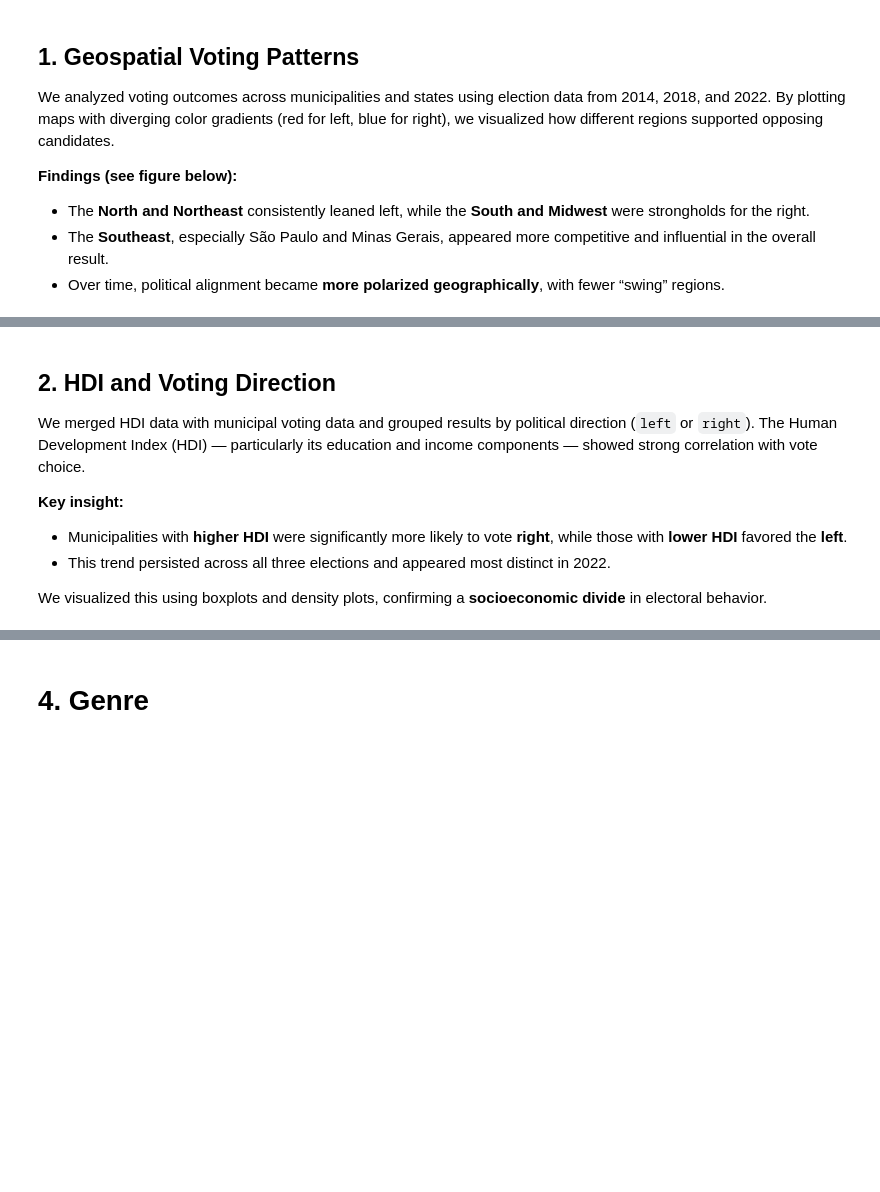
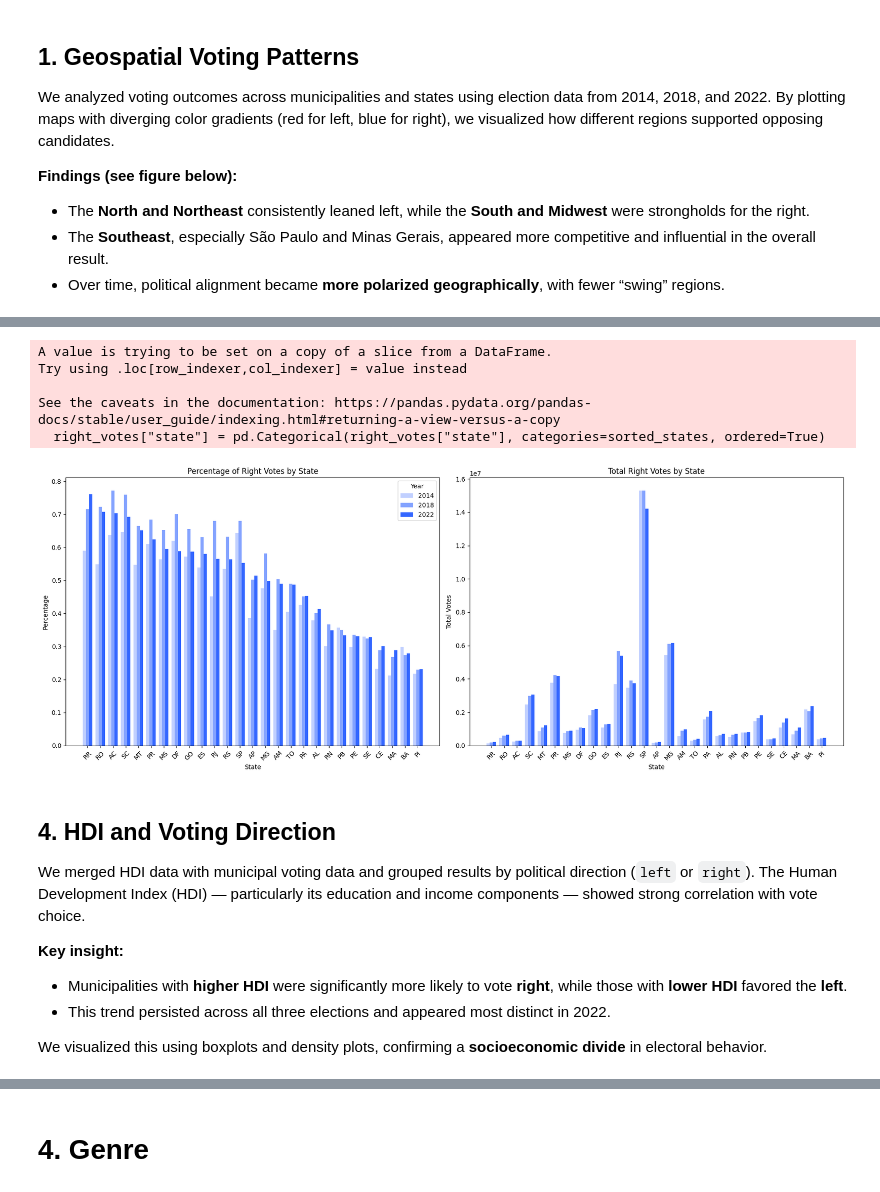
Before and after one commit to alonakonst/alonakonst.github.io, a Jupyter notebook: notebook.ipynb, the cells around one changed output, grey strips where cells are left out. Saved outputs shown, nothing was run; the diff lists cells and outputs as text; code cells hidden in the pictures; blank space fills up the shorter version.

```diff
--- a/notebook.ipynb
+++ b/notebook.ipynb
@@ -209,6 +300,51 @@ FileNotFoundError: [Errno 2] No such file or directory: 'C:\\Users\\alyon\\OneDr
+# %%
+total_votes = right_data.groupby(["year", "state"]).apply(
+    lambda x: pd.Series({
+        "total_votes_right": (x["percentage"] * x["total voters"]).sum(),
+        "total_votes_left": ((1 - x["percentage"]) * x["total voters"]).sum()
+    })
+).reset_index()
+
+total_votes["percentage_right"] = total_votes["total_votes_right"] / (total_votes["total_votes_right"] + total_votes["total_votes_left"])
+total_votes.to_csv("data/state_elections.csv", index=False)
+
+right_votes = total_votes[["year", "state", "percentage_right", "total_votes_right"]]
+sorted_states = right_votes[right_votes["year"] == 2022].sort_values("percentage_right", ascending=False)["state"].tolist()
+right_votes["state"] = pd.Categorical(right_votes["state"], categories=sorted_states, ordered=True)
+right_votes = right_votes.sort_values(["state", "year"])
+
+years = sorted(right_votes["year"].unique())
+x = np.arange(len(sorted_states))
+width = 0.25
+alphas = {y: a for y, a in zip(years, [0.3, 0.6, 1.0])}
+colors = {y: (0.2, 0.4, 1.0, alphas[y]) for y in years}
+
+fig, (ax1, ax2) = plt.subplots(1, 2, figsize=(18, 7), sharex=True)
+for i, year in enumerate(years):
+    data = right_votes[right_votes["year"] == year]
+    offset = x + i * width - width
+    ax1.bar(offset, data["percentage_right"], width=width, label=str(year), color=colors[year])
+    ax2.bar(offset, data["total_votes_right"], width=width, label=str(year), color=colors[year])
+
+for ax, title, ylabel in zip((ax1, ax2), ["Percentage of Right Votes by State", "Total Right Votes by State"], ["Percentage", "Total Votes"]):
+    ax.set_title(title)
+    ax.set_ylabel(ylabel)
+    ax.set_xlabel("State")
+    ax.set_xticks(x)
+    ax.set_xticklabels(sorted_states, rotation=45)
+
+ax1.legend(title="Year")
+plt.tight_layout()
+# %% [output]
+A value is trying to be set on a copy of a slice from a DataFrame.
+Try using .loc[row_indexer,col_indexer] = value instead
+
+See the caveats in the documentation: https://pandas.pydata.org/pandas-docs/stable/user_guide/indexing.html#returning-a-view-versus-a-copy
+  right_votes["state"] = pd.Categorical(right_votes["state"], categories=sorted_states, ordered=True)
+[figure, added]
 # %% [markdown]
 
-## 2. HDI and Voting Direction
+## 4. HDI and Voting Direction
 
 We merged HDI data with municipal voting data and grouped results by political direction (`left` or `right`). The Human Development Index (HDI) — particularly its education and income components — showed strong correlation with vote choice.
 
```
Also changed, not shown: parts of 52 cells of this notebook.
